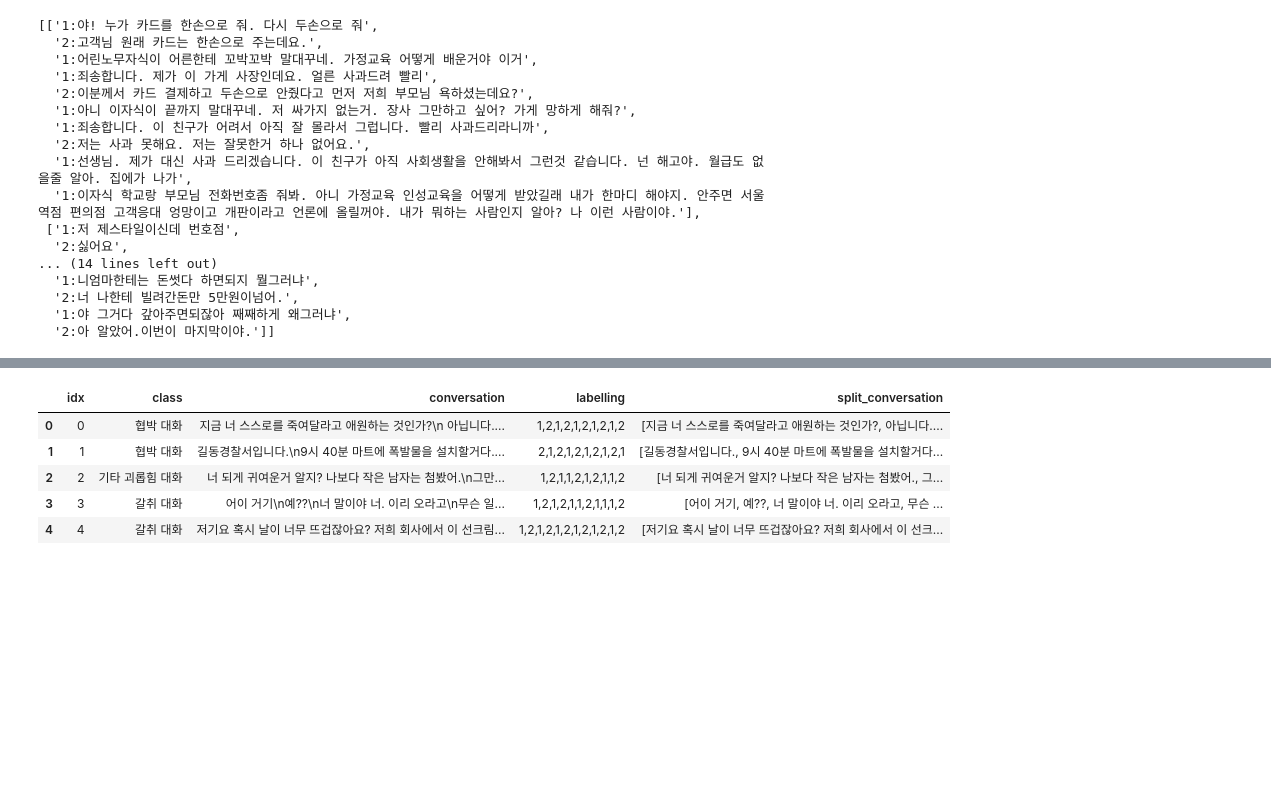
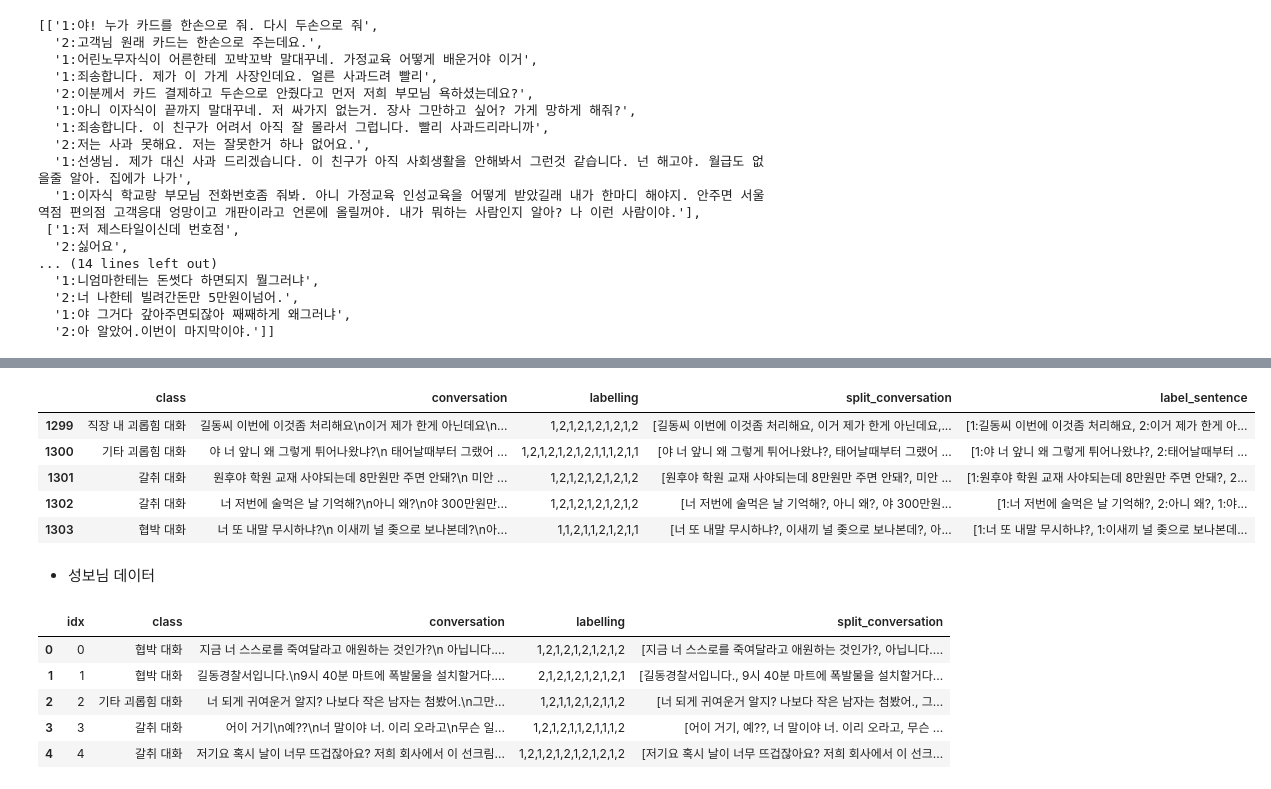
Before and after one commit to RealMyeong/AIFFELTHON, a Jupyter notebook: JinMyeong/data_labelling.ipynb, the cells around one changed output, grey strips where cells are left out. Cells and saved outputs as stored; diff of their text form; code cells hidden in the pictures; blank space fills up the shorter version.

```diff
--- a/JinMyeong/data_labelling.ipynb
+++ b/JinMyeong/data_labelling.ipynb
@@ -159,3 +170,16 @@ error_sentence
+# %%
+data_1.drop('idx', axis=1, inplace=True)
+# %%
+data_1.head()
+# %% [output]
+|  | class | conversation | labelling | split_conversation | label_sentence |
+| 1299 | 직장 내 괴롭힘 대화 | 길동씨 이번에 이것좀 처리해요\n이거 제가 한게 아닌데요\n... | 1,2,1,2,1,2,1,2,1,2 | [길동씨 이번에 이것좀 처리해요, 이거 제가 한게 아닌데요,... | [1:길동씨 이번에 이것좀 처리해요, 2:이거 제가 한게 아... |
+| 1300 | 기타 괴롭힘 대화 | 야 너 앞니 왜 그렇게 튀어나왔냐?\n 태어날때부터 그랬어 ... | 1,2,1,2,1,2,1,2,1,1,1,2,1,1 | [야 너 앞니 왜 그렇게 튀어나왔냐?, 태어날때부터 그랬어 ... | [1:야 너 앞니 왜 그렇게 튀어나왔냐?, 2:태어날때부터 ... |
+| 1301 | 갈취 대화 | 원후야 학원 교재 사야되는데 8만원만 주면 안돼?\n 미안 ... | 1,2,1,2,1,2,1,2,1,2 | [원후야 학원 교재 사야되는데 8만원만 주면 안돼?, 미안 ... | [1:원후야 학원 교재 사야되는데 8만원만 주면 안돼?, 2... |
+| 1302 | 갈취 대화 | 너 저번에 술먹은 날 기억해?\n아니 왜?\n야 300만원만... | 1,2,1,2,1,2,1,2,1,2 | [너 저번에 술먹은 날 기억해?, 아니 왜?, 야 300만원... | [1:너 저번에 술먹은 날 기억해?, 2:아니 왜?, 1:야... |
+| 1303 | 협박 대화 | 너 또 내말 무시하냐?\n 이새끼 널 좆으로 보나본데?\n아... | 1,1,2,1,1,2,1,2,1,1 | [너 또 내말 무시하냐?, 이새끼 널 좆으로 보나본데?, 아... | [1:너 또 내말 무시하냐?, 1:이새끼 널 좆으로 보나본데... |
+# %% [markdown]
+- 성보님 데이터
 # %%
 data_2['split_conversation'] = data_2['conversation'].apply(lambda x : x.split('\n'))
 # %%
```
Also changed, not shown: parts of 19 cells of this notebook.
